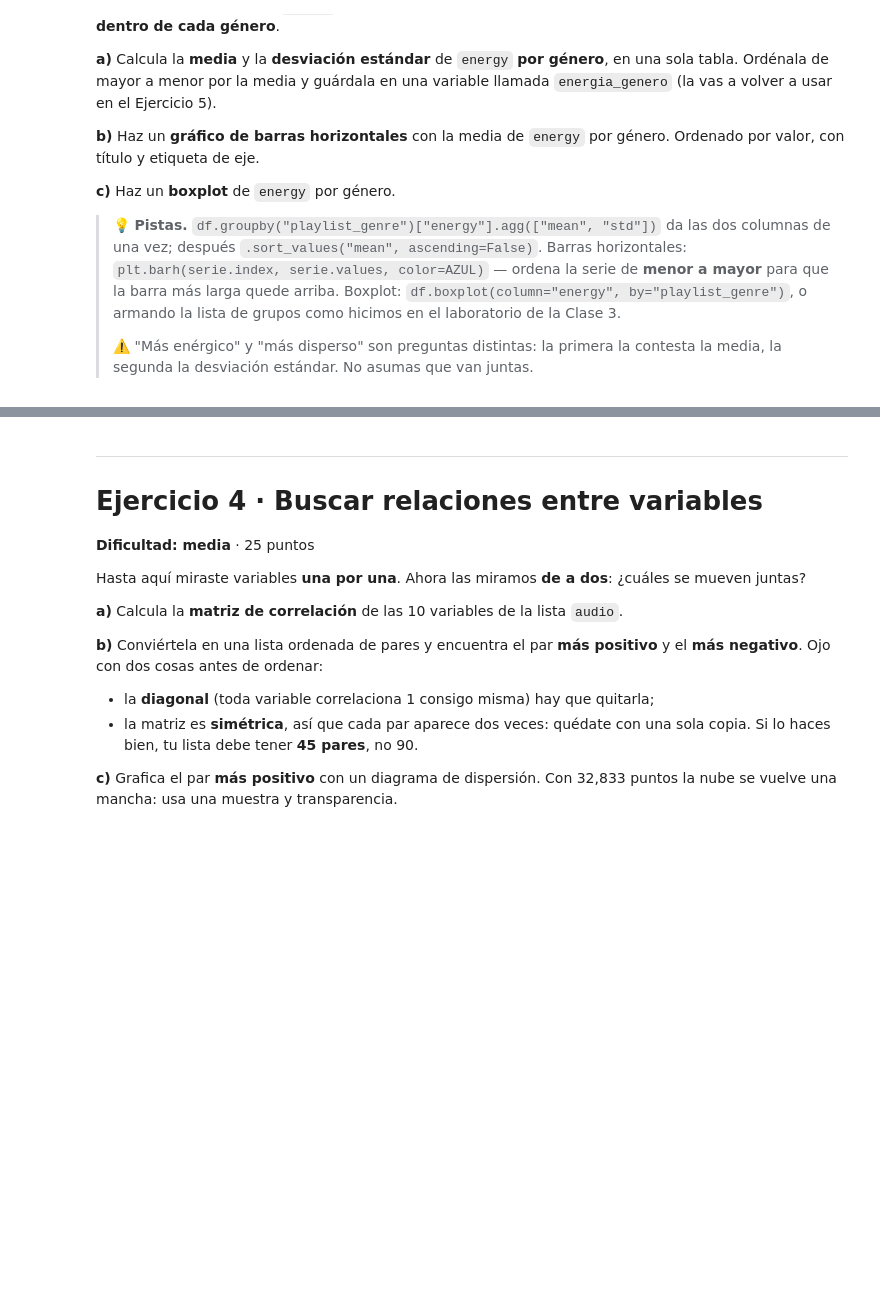
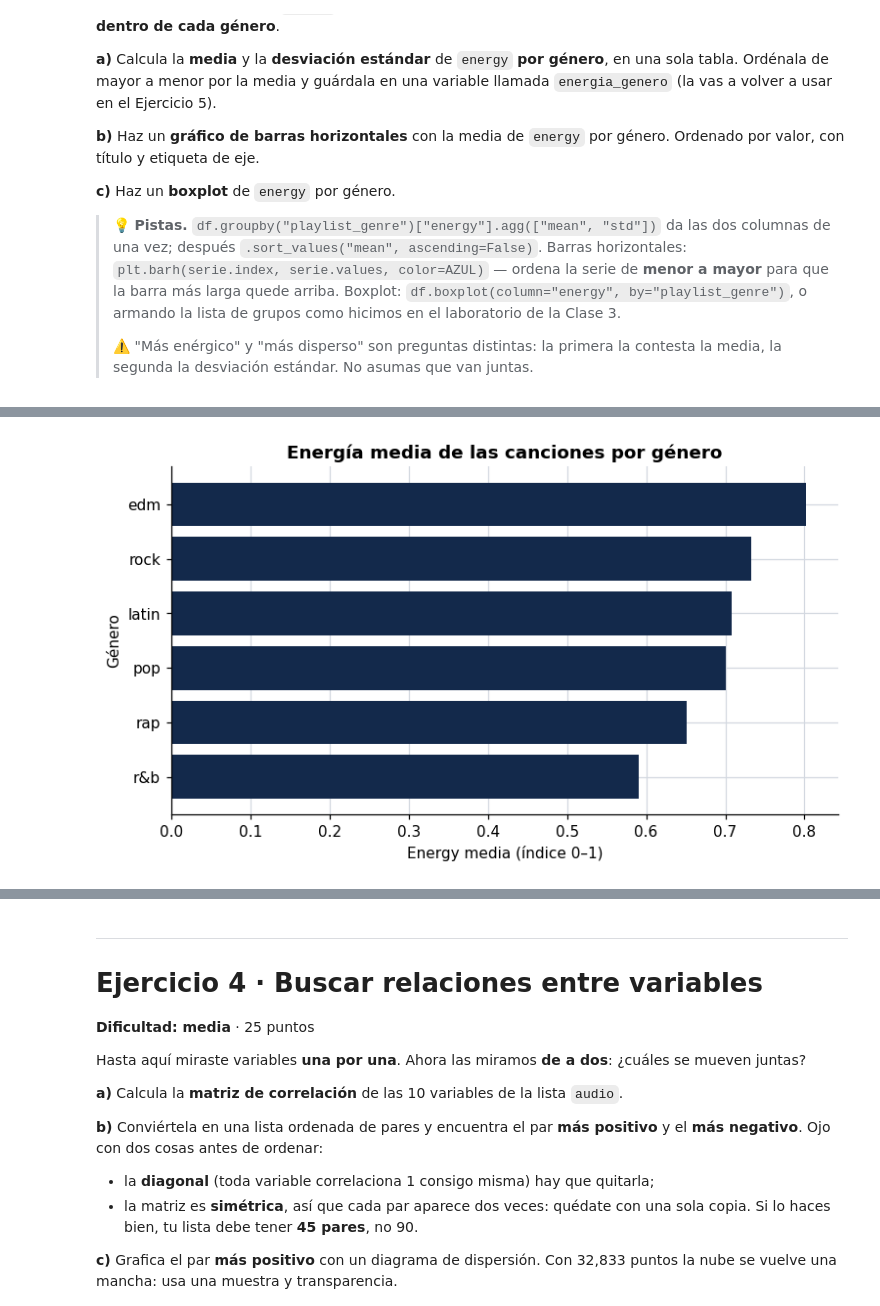
Before and after one commit to reivaj3115/Introduccion_ciencia_datos, a Jupyter notebook: S100_PS1_Martinez.ipynb, the cells around one changed output, grey strips where cells are left out. Cells and saved outputs as stored; diff of their text form; code cells hidden in the pictures; blank space fills up the shorter version.

```diff
--- a/S100_PS1_Martinez.ipynb
+++ b/S100_PS1_Martinez.ipynb
@@ -282,10 +282,10 @@ Ordenado por valor, con título y etiqueta de eje.
 > la segunda la desviación estándar. No asumas que van juntas.
 # %%
 # a) Media y desviación de energy por género
-energia_genero = ...
+energia_genero = (
+    df.groupby("playlist_genre")["energy"]
+      .agg(["mean", "std"])
+      .sort_values("mean", ascending=False)
+)
+
 print(energia_genero)
-
-# b) Gráfico de barras horizontales
-
-
-# c) Boxplot
@@ -291,0 +301,14 @@ print(energia_genero)
+# %%
+# b) Gráfico de barras horizontales
+
+energia_plot = energia_genero["mean"].sort_values()
+
+plt.barh(energia_plot.index, energia_plot.values, color=AZUL)
+
+plt.xlabel("Energy media (índice 0–1)")
+plt.ylabel("Género")
+plt.title("Energía media de las canciones por género")
+
+plt.show()
+# %% [output]
+[figure, added]
```
Also changed, not shown: parts of 3 cells of this notebook.
